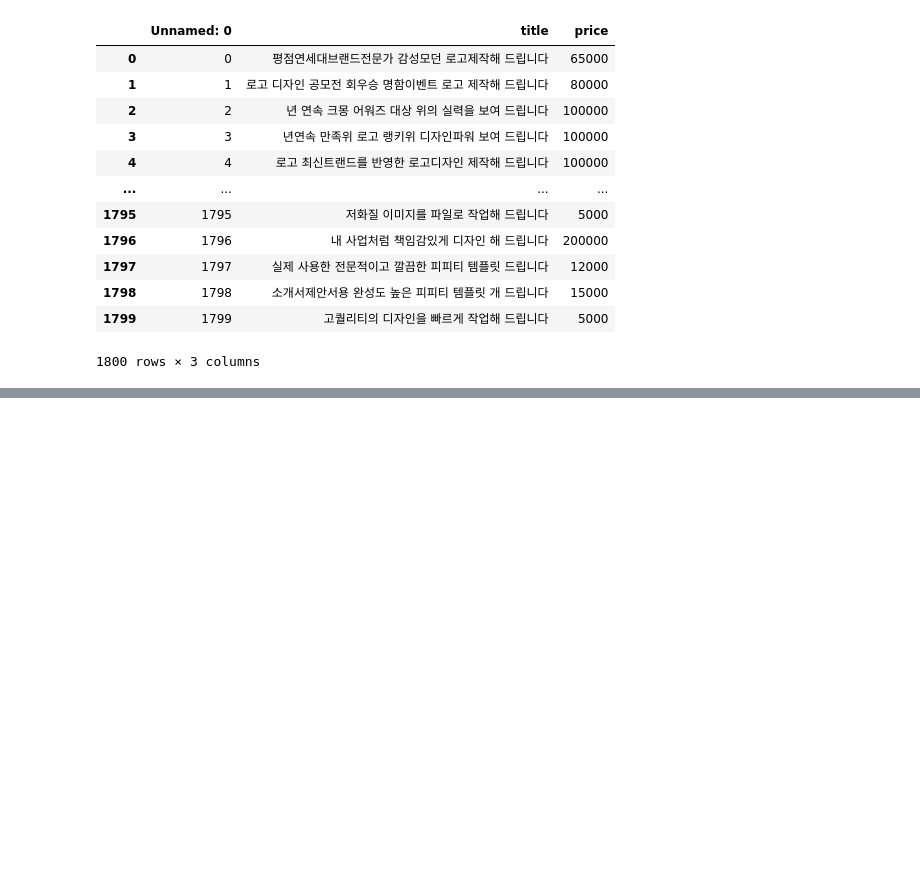
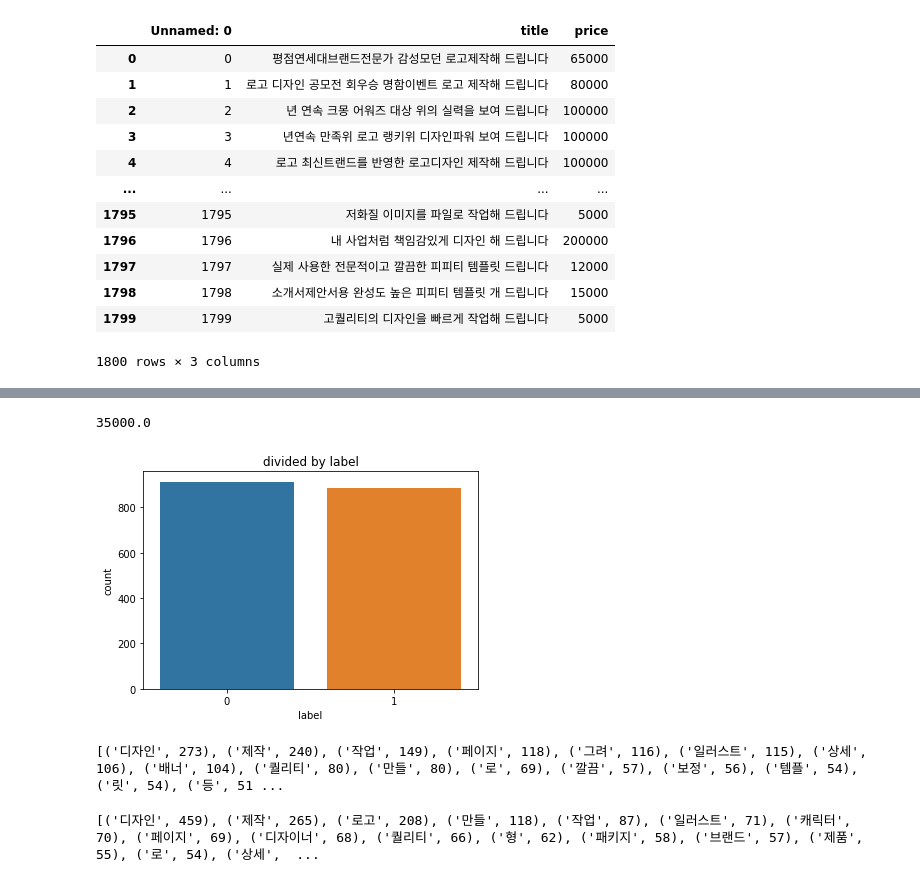
Before and after one commit to sumu97/Study, a Jupyter notebook: NLProject.ipynb, the cells around one changed output, grey strips where cells are left out. Drawn from its saved outputs; the diff is of its cells as text; code cells hidden in the pictures; blank space fills up the shorter version.

```diff
--- a/NLProject.ipynb
+++ b/NLProject.ipynb
@@ -62,0 +67,2 @@ df['price'] = df['price'].str.replace("[,~원]","")
+# %%
+df['price'] = df['price'].apply(f)
@@ -63,5 +78,13 @@ df['price'] = df['price'].str.replace("[,~원]","")
 # %%
 df['title'] = df['title'].str.replace("[^ㄱ-ㅎㅏ-ㅣ가-힣 ]","")
+# %%
+# 불용어를 제거해준다. - 인터넷 검색 시 검색 용어로 사용하지 않는 단어. 관사, 전치사, 조사, 접속사 등은 검색 색인 단어로 의미가 없는 단어
+stopwords=['해','드립니다','의','을','를','한','어','되','적','인','가',
+           '은','와','고','용','하','기','이','는','있','게','으로'
+              '도', '는', '다', '의', '가', '이', '은', '한',
+             '에', '하', '고', '을', '를', '인', '듯', '과',
+             '와', '네', '들', '듯', '지', '임', '게', '만',
+              '되', '음', '면']
 # %%
 df
 # %% [output]
@@ -78,3 +101,7 @@ df
 | 1798 | 1798 | 소개서제안서용 완성도 높은 피피티 템플릿 개 드립니다 | 15000 |
 | 1799 | 1799 | 고퀄리티의 디자인을 빠르게 작업해 드립니다 | 5000 |
 1800 rows × 3 columns
+# %%
+mecab = Mecab()
+df['tokenized'] = df['title'].apply(mecab.morphs)
+df['tokenized'] = df['tokenized'].apply(lambda x: [item for item in x if item not in stopwords])
@@ -80,0 +124,19 @@ df
+# %%
+df['price'].median()
+# %% [output]
+35000.0
+# %%
+temp_list = []
+for i in df['price']:
+  if i > df['price'].median():
+    temp_list.append(1)
+  else:
+    temp_list.append(0)
+df['label'] = temp_list
+# %%
+import seaborn as sns
+sns.countplot(x="label", data=df)
+plt.title("divided by label")
+plt.show()
+# %% [output]
+[figure, added]
@@ -80,0 +146,6 @@ df
+# %%
+# 저가 제목의 빈도수 높은 20개 단어들
+lo_price_words_count = Counter(lo_price_words)
+print(lo_price_words_count.most_common(20))
+# %% [output]
+[('디자인', 273), ('제작', 240), ('작업', 149), ('페이지', 118), ('그려', 116), ('일러스트', 115), ('상세', 106), ('배너', 104), ('퀄리티', 80), ('만들', 80), ('로', 69), ('깔끔', 57), ('보정', 56), ('템플', 54), ('릿', 54), ('등', 51 ...
@@ -80,0 +161,6 @@ df
+# %%
+# 고가 제목의 빈도수 높은 20개 단어들
+hi_price_words_count = Counter(hi_price_words)
+print(hi_price_words_count.most_common(20))
+# %% [output]
+[('디자인', 459), ('제작', 265), ('로고', 208), ('만들', 118), ('작업', 87), ('일러스트', 71), ('캐릭터', 70), ('페이지', 69), ('디자이너', 68), ('퀄리티', 66), ('형', 62), ('패키지', 58), ('브랜드', 57), ('제품', 55), ('로', 54), ('상세',  ...
```
Also changed, not shown: parts of 31 cells of this notebook.
